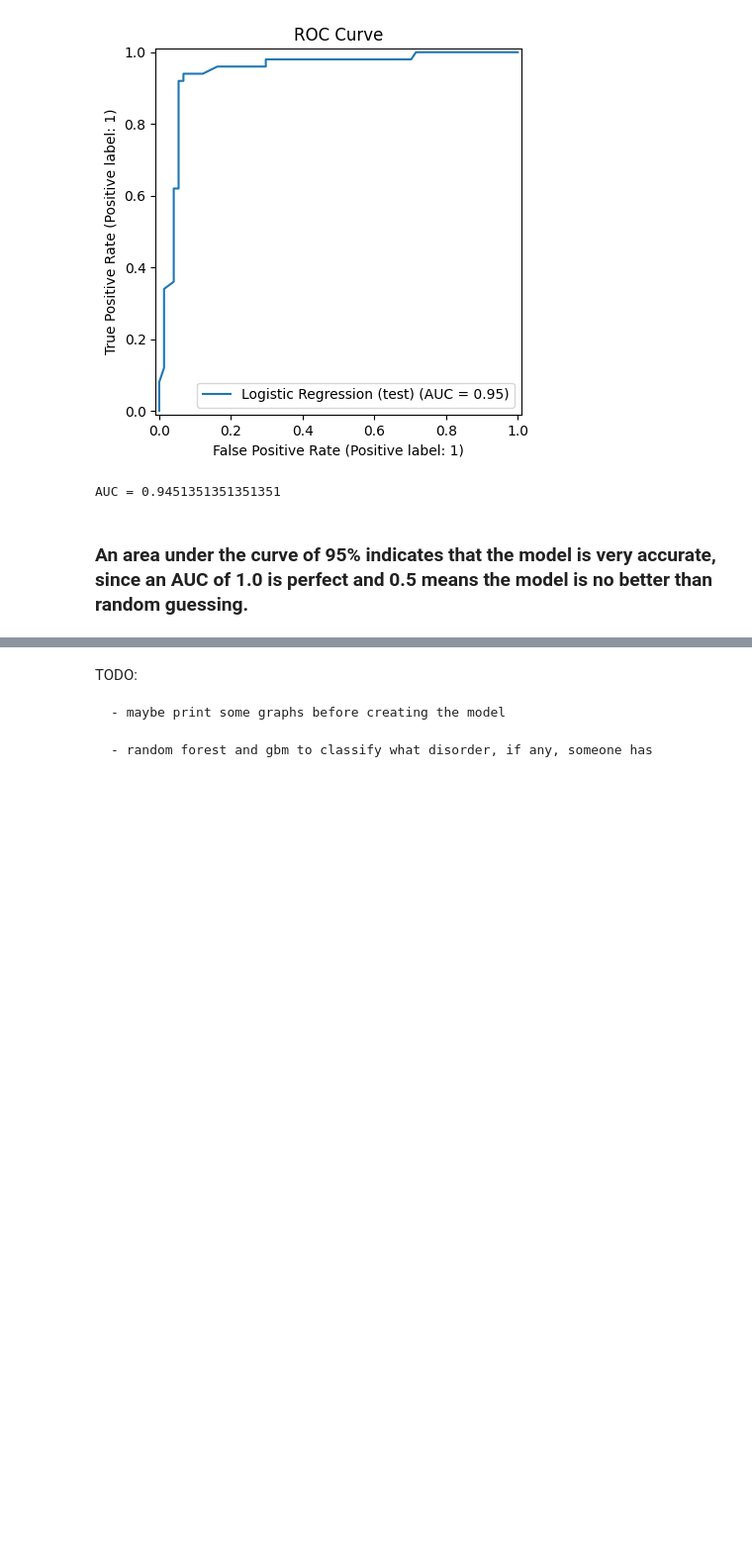
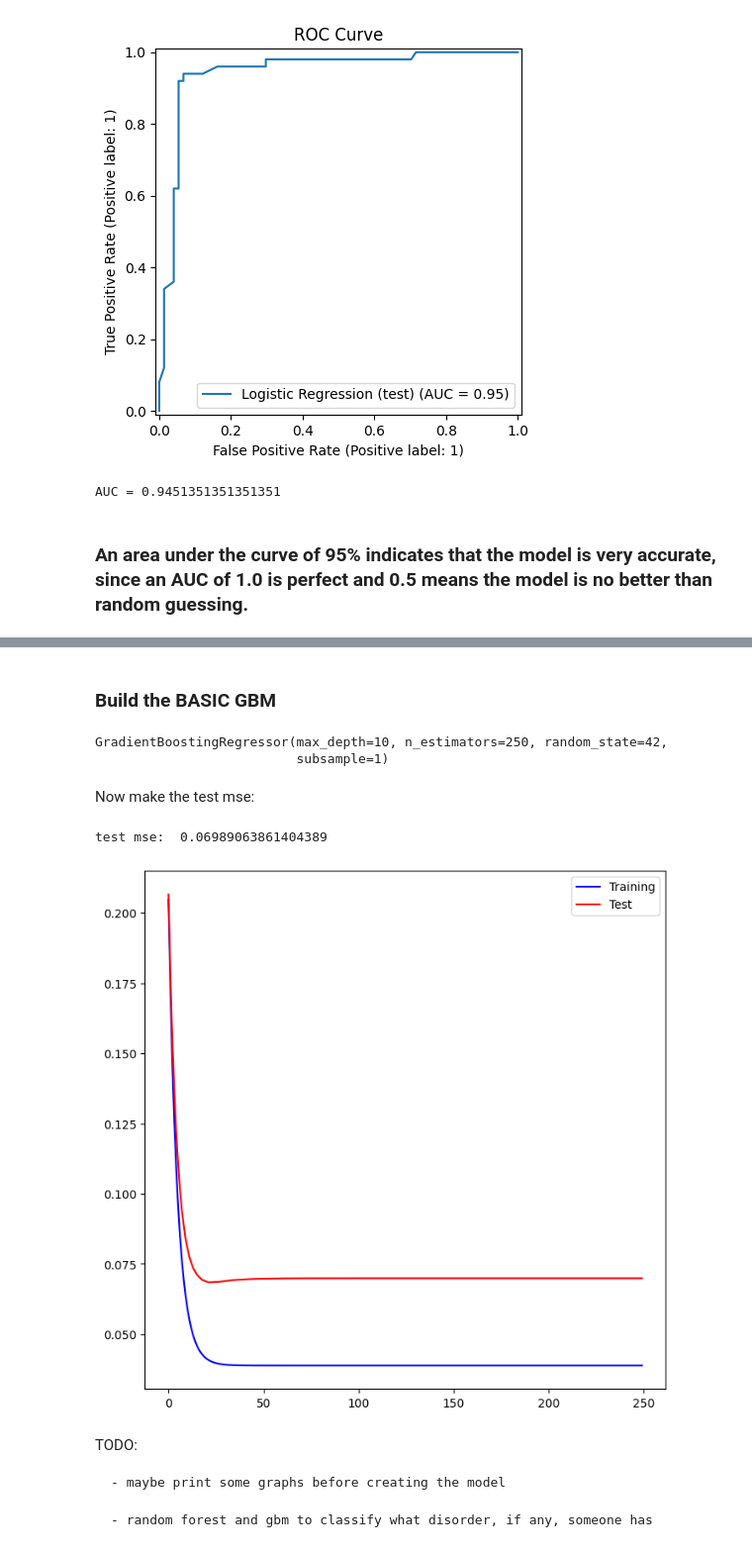
Before and after one commit to ehowells/2600-final-project, a Jupyter notebook: final_project.ipynb, the cells around one changed output, grey strips where cells are left out. Shown at 99% size. Saved outputs shown, nothing was run; the diff lists cells and outputs as text; code cells hidden in the pictures; blank space fills up the shorter version.

```diff
--- a/final_project.ipynb
+++ b/final_project.ipynb
@@ -216,0 +225,60 @@ AUC = 0.9451351351351351
+# %%
+def mse(y, y_hat):
+    """
+    Calculate the MSE of a model given actual and predicted values
+    """
+    # calculate the residual error for each individual record
+    resid = y - y_hat
+    # square the residual (hence "squared error")
+    sq_resid = resid**2
+    # calculate the sum of squared errors
+    SSR = sum(sq_resid)
+    # divide by the number of records to get the mean squared error
+    MSE = SSR / y.shape[0]
+    return MSE
+def gbm_progress(model_name, X_test, y_test):
+    """
+    Plot the 'progress' of a GBM on a test set to assess robustness
+    """
+    test_error = np.zeros_like(model_name.train_score_)
+    for idx, y_ in enumerate(model_name.staged_predict(X_test)):
+        test_error[idx] = np.mean((y_test - y_)**2)
+
+    plot_idx = np.arange(model_name.train_score_.shape[0])
+    ax = subplots(figsize=(8,8))[1]
+    ax.plot(plot_idx,
+            model_name.train_score_,
+            'b',
+            label='Training')
+    ax.plot(plot_idx,
+            test_error,
+            'r',
+            label='Test')
+    ax.legend()
+# %% [markdown]
+### Build the BASIC GBM
+# %%
+gbm_basic = GBR(learning_rate=0.1,
+               n_estimators=250,
+               max_depth=10,
+               min_samples_split=2,
+               subsample=1,
+               random_state=42)
+
+gbm_basic.fit(x_train[variables_to_use], y_train)
+# %% [output]
+GradientBoostingRegressor(max_depth=10, n_estimators=250, random_state=42,
+                          subsample=1)
+# %% [markdown]
+Now make the test mse:
+# %%
+y_hat_basic = gbm_basic.predict(x_test[variables_to_use])
+
+mse_basic = mse(y_test, y_hat_basic)
+print('test mse: ',mse_basic)
+# %% [output]
+test mse:  0.06989063861404389
+# %%
+gbm_progress(gbm_basic, x_test[variables_to_use], y_test)
+# %% [output]
+[figure, added]
```
Also changed, not shown: parts of 4 cells of this notebook.
